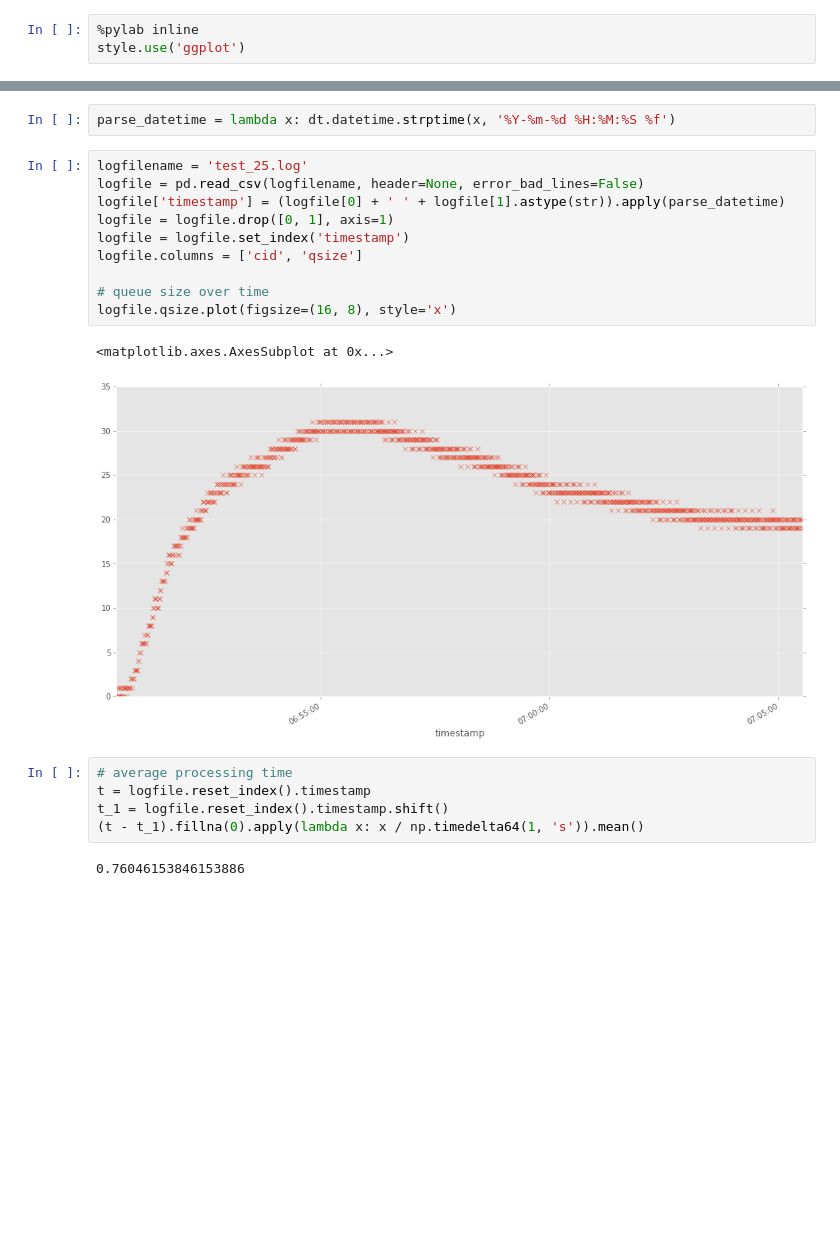
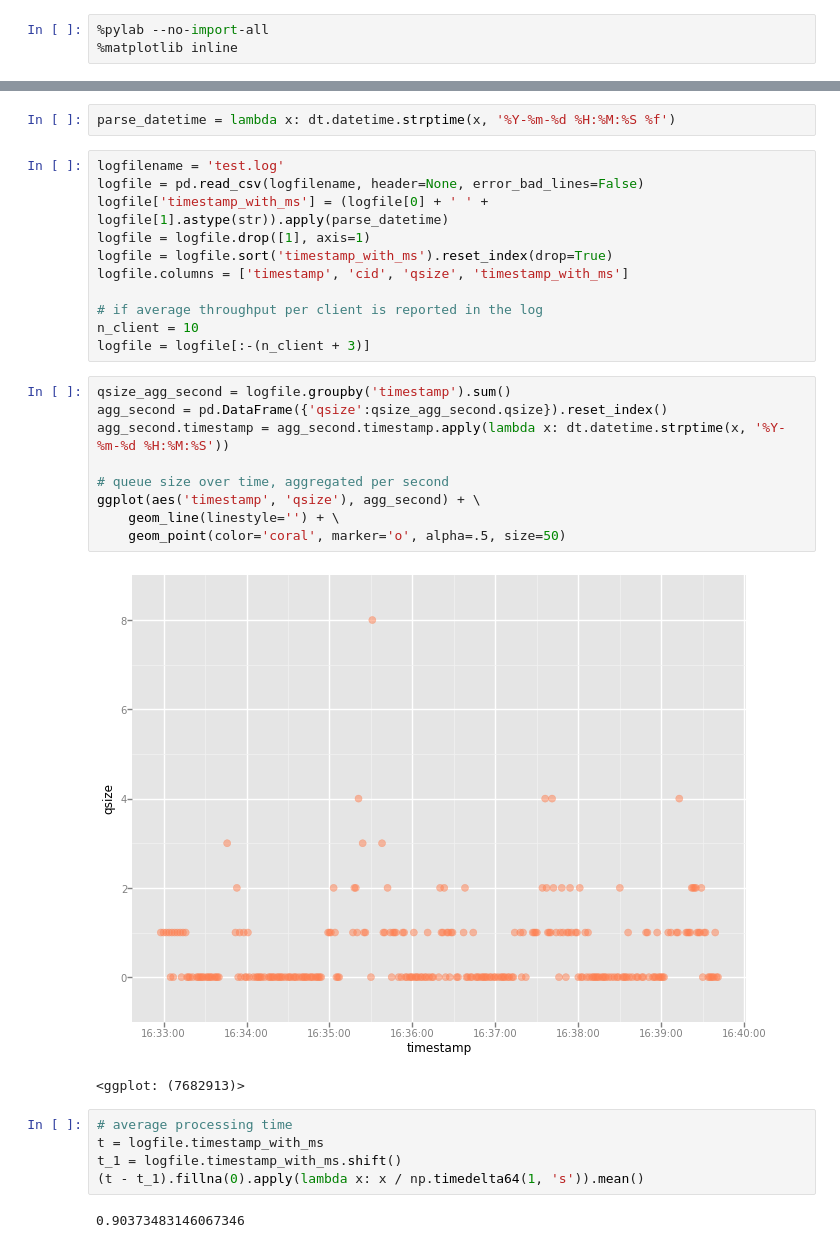
Before and after one commit to herrfz/sandbox, a Jupyter notebook: qsize_analysis.ipynb, the cells around one changed output, grey strips where cells are left out. Saved outputs shown, nothing was run; the diff lists cells and outputs as text; blank space fills up the shorter version.

```diff
--- a/qsize_analysis.ipynb
+++ b/qsize_analysis.ipynb
@@ -7,5 +7,5 @@ from mpltools import style
 from __future__ import division
 # %%
-%pylab inline
-style.use('ggplot')
+%pylab --no-import-all
+%matplotlib inline
 # %% [output]
@@ -18,24 +19,34 @@ len(files)
 # %%
 parse_datetime = lambda x: dt.datetime.strptime(x, '%Y-%m-%d %H:%M:%S %f')
 # %%
-logfilename = 'test_25.log'
+logfilename = 'test.log'
 logfile = pd.read_csv(logfilename, header=None, error_bad_lines=False)
-logfile['timestamp'] = (logfile[0] + ' ' + logfile[1].astype(str)).apply(parse_datetime)
-logfile = logfile.drop([0, 1], axis=1)
-logfile = logfile.set_index('timestamp')
-logfile.columns = ['cid', 'qsize']
+logfile['timestamp_with_ms'] = (logfile[0] + ' ' + logfile[1].astype(str)).apply(parse_datetime)
+logfile = logfile.drop([1], axis=1)
+logfile = logfile.sort('timestamp_with_ms').reset_index(drop=True)
+logfile.columns = ['timestamp', 'cid', 'qsize', 'timestamp_with_ms']
 
-# queue size over time
-logfile.qsize.plot(figsize=(16, 8), style='x')
+# if average throughput per client is reported in the log
+n_client = 10
+logfile = logfile[:-(n_client + 3)]
-# %% [output]
-<matplotlib.axes.AxesSubplot at 0x...>
-[figure, removed]
+# %%
+qsize_agg_second = logfile.groupby('timestamp').sum()
+agg_second = pd.DataFrame({'qsize':qsize_agg_second.qsize}).reset_index()
+agg_second.timestamp = agg_second.timestamp.apply(lambda x: dt.datetime.strptime(x, '%Y-%m-%d %H:%M:%S'))
+
+# queue size over time, aggregated per second
+ggplot(aes('timestamp', 'qsize'), agg_second) + \
+    geom_line(linestyle='') + \
+    geom_point(color='coral', marker='o', alpha=.5, size=50)
+# %% [output]
+[figure, added]
+<ggplot: (7682913)>
 # %%
 # average processing time
-t = logfile.reset_index().timestamp
-t_1 = logfile.reset_index().timestamp.shift()
+t = logfile.timestamp_with_ms
+t_1 = logfile.timestamp_with_ms.shift()
 (t - t_1).fillna(0).apply(lambda x: x / np.timedelta64(1, 's')).mean()
 # %% [output]
-0.76046153846153886
+0.90373483146067346
 # %%
 # average throughput per client
```
Also changed, not shown: parts of 5 cells of this notebook, 1 other file.
